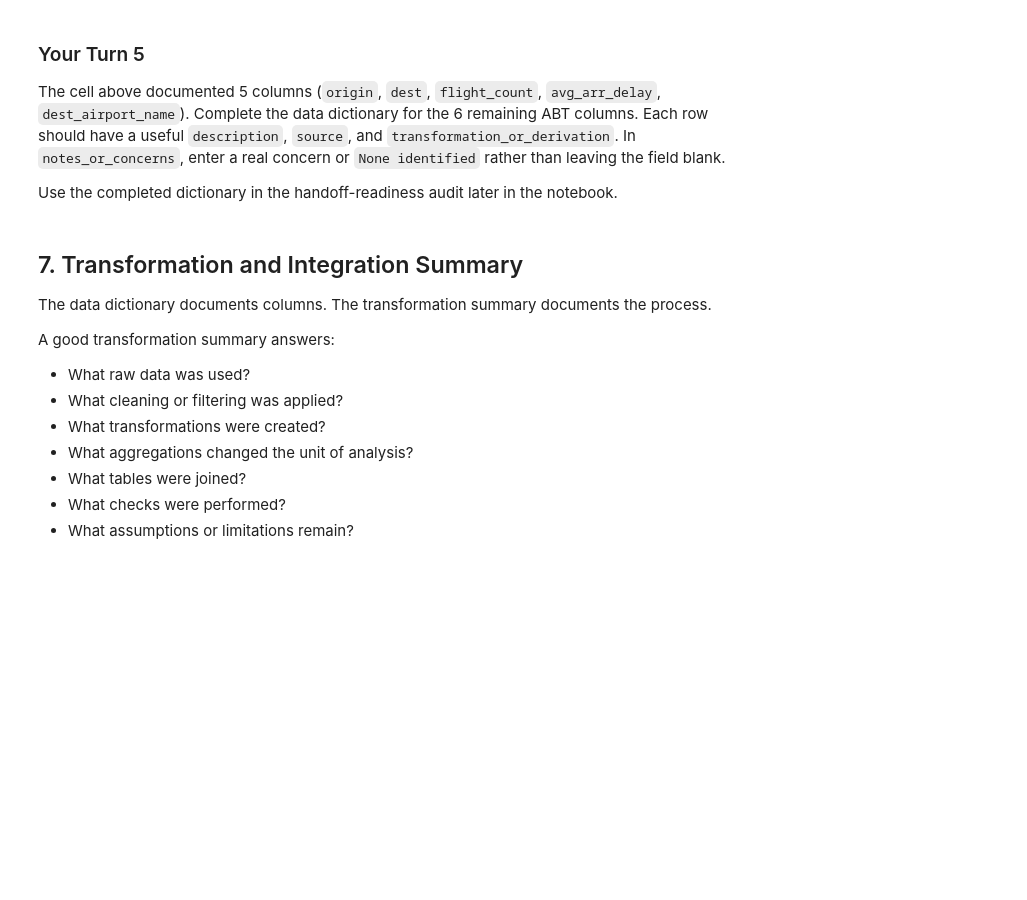
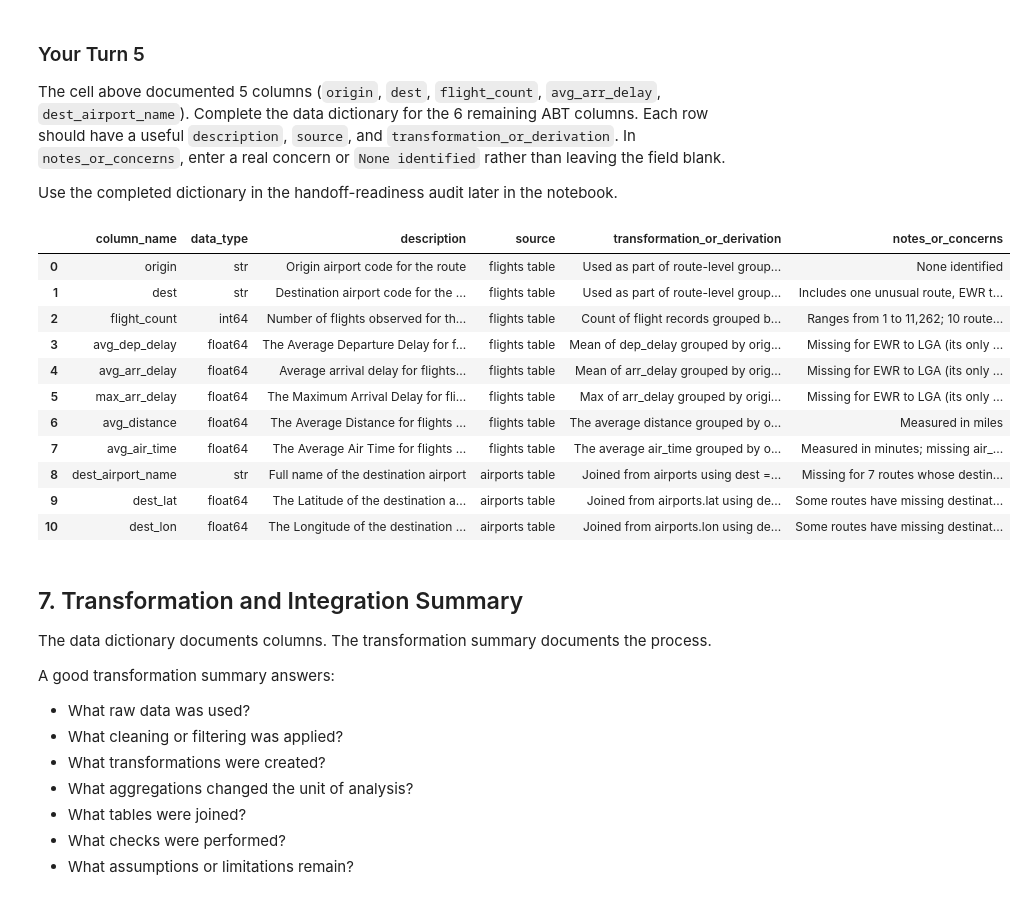
Before and after one commit to jonathanblum10/Ban6003-Week11-JonathanBlum, a Jupyter notebook: notebooks/module11_abt_documentation_guided_lab.ipynb, the cells around one changed output. Drawn from its saved outputs; the diff is of its cells as text; code cells hidden in the pictures; blank space fills up the shorter version.

```diff
--- a/notebooks/module11_abt_documentation_guided_lab.ipynb
+++ b/notebooks/module11_abt_documentation_guided_lab.ipynb
@@ -331,10 +449,84 @@ Use the completed dictionary in the handoff-readiness audit later in the noteboo
 # %%
 # Your Turn 5 - document every remaining ABT column.
 # Hint: copy this pattern and change the column name and three text values.
 # data_dictionary.loc[
 #     data_dictionary["column_name"] == "column_name_here",
 #     ["description", "source", "transformation_or_derivation", "notes_or_concerns"]
 # ] = ["...", "...", "...", "..."]
+example_cols = ["description", "source", "transformation_or_derivation", "notes_or_concerns"]
+
+data_dictionary = data_dictionary[
+    ["column_name", "data_type"] + example_cols
+].copy()
+
+data_dictionary.loc[
+     data_dictionary["column_name"] == "avg_dep_delay", example_cols
+] = [
+     "The Average Departure Delay for flights on the route",
+     "flights table",
+     "Mean of dep_delay grouped by origin and destination",
+     "Missing for EWR to LGA (its only flight was cancelled); negative values mean early departure on average"
+]
+
+data_dictionary.loc[
+     data_dictionary["column_name"] == "max_arr_delay", example_cols
+] = [
+     "The Maximum Arrival Delay for flights on the route",
+     "flights table",
+     "Max of arr_delay grouped by origin and destination",
+     "Missing for EWR to LGA (its only flight was cancelled); extreme values should be reviewed"
+]
+
+data_dictionary.loc[
+     data_dictionary["column_name"] == "avg_distance", example_cols
+] = [
+     "The Average Distance for flights on the route",
+     "flights table",
+     "The average distance grouped by origin and destination",
+     "Measured in miles"
+]
+
+data_dictionary.loc[
+     data_dictionary["column_name"] == "avg_air_time", example_cols
+] = [
+     "The Average Air Time for flights on the route",
+     "flights table",
+     "The average air_time grouped by origin and destination",
+     "Measured in minutes; missing air_time values are excluded from the average"
+]
+
+data_dictionary.loc[
+     data_dictionary["column_name"] == "dest_lat", example_cols
+] = [
+     "The Latitude of the destination airport for the route",
+     "airports table",
+     "Joined from airports.lat using dest = faa",
+     "Some routes have missing destination coordinates"
+]
+
+data_dictionary.loc[
+     data_dictionary["column_name"] == "dest_lon", example_cols
+] = [
+     "The Longitude of the destination airport for the route",
+     "airports table",
+     "Joined from airports.lon using dest = faa",
+     "Some routes have missing destination coordinates"
+]
+
+data_dictionary
+# %% [output]
+|  | column_name | data_type | description | source | transformation_or_derivation | notes_or_concerns |
+| 0 | origin | str | Origin airport code for the route | flights table | Used as part of route-level group... | None identified |
+| 1 | dest | str | Destination airport code for the ... | flights table | Used as part of route-level group... | Includes one unusual route, EWR t... |
+| 2 | flight_count | int64 | Number of flights observed for th... | flights table | Count of flight records grouped b... | Ranges from 1 to 11,262; 10 route... |
+| 3 | avg_dep_delay | float64 | The Average Departure Delay for f... | flights table | Mean of dep_delay grouped by orig... | Missing for EWR to LGA (its only ... |
+| 4 | avg_arr_delay | float64 | Average arrival delay for flights... | flights table | Mean of arr_delay grouped by orig... | Missing for EWR to LGA (its only ... |
+| 5 | max_arr_delay | float64 | The Maximum Arrival Delay for fli... | flights table | Max of arr_delay grouped by origi... | Missing for EWR to LGA (its only ... |
+| 6 | avg_distance | float64 | The Average Distance for flights ... | flights table | The average distance grouped by o... | Measured in miles |
+| 7 | avg_air_time | float64 | The Average Air Time for flights ... | flights table | The average air_time grouped by o... | Measured in minutes; missing air_... |
+| 8 | dest_airport_name | str | Full name of the destination airport | airports table | Joined from airports using dest =... | Missing for 7 routes whose destin... |
+| 9 | dest_lat | float64 | The Latitude of the destination a... | airports table | Joined from airports.lat using de... | Some routes have missing destinat... |
+| 10 | dest_lon | float64 | The Longitude of the destination ... | airports table | Joined from airports.lon using de... | Some routes have missing destinat... |
 # %% [markdown]
 ## 7. Transformation and Integration Summary
 
```
Also changed, not shown: parts of 27 cells of this notebook, 4 other files.
